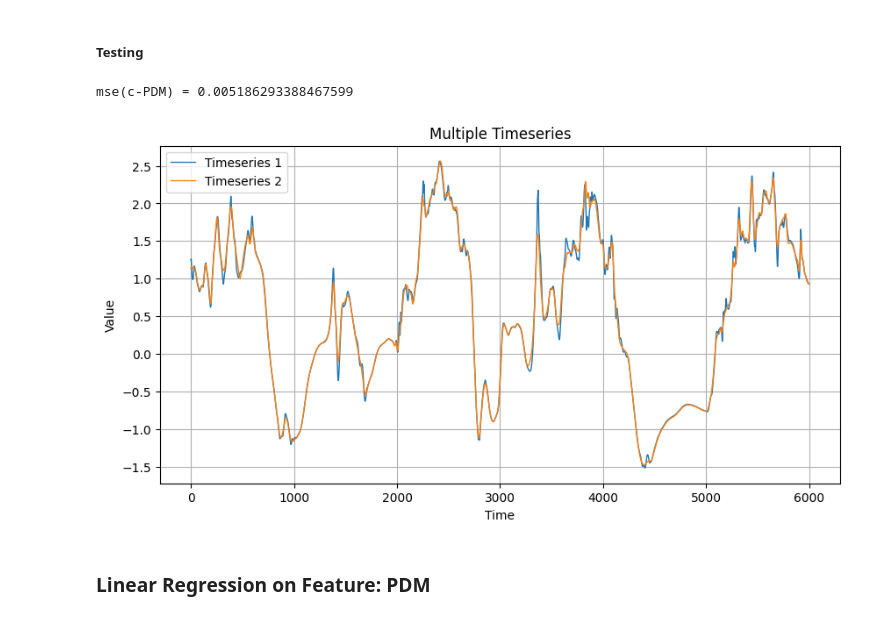
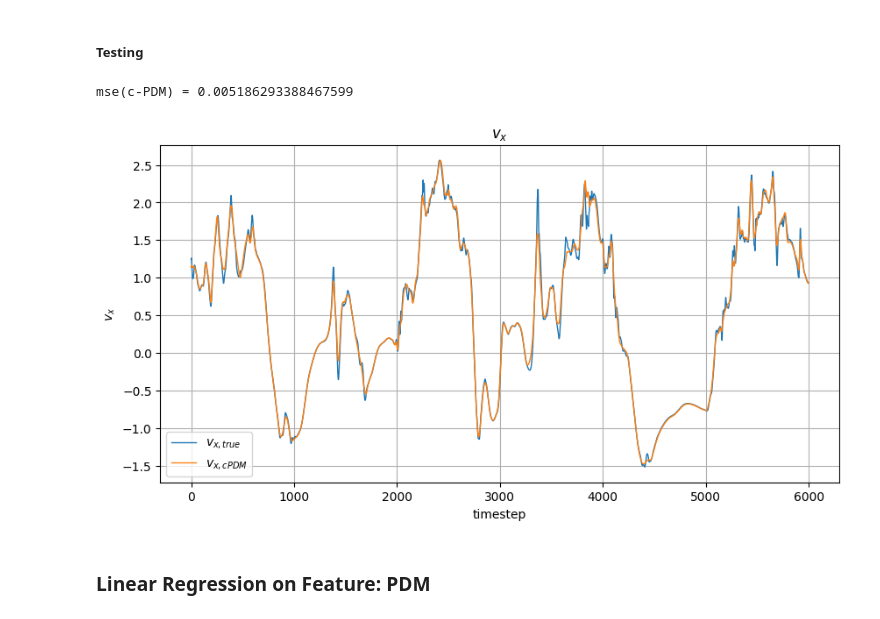
Before and after one commit to MichaelSkowronek/potential_probe_velocity_measuring, a Jupyter notebook: notebooks/yz_slice/feature_pdm_pointwise.ipynb, the cells around one changed output. Saved outputs shown, nothing was run; the diff lists cells and outputs as text; code cells hidden in the pictures.

```diff
--- a/notebooks/yz_slice/feature_pdm_pointwise.ipynb
+++ b/notebooks/yz_slice/feature_pdm_pointwise.ipynb
@@ -434,27 +457,34 @@ c =  1 / model.coef_[0, 0]
 # %%
 v_x_pdm_test = pdm_approximated_velocity(
     former_point=phi_y_1_test,
     latter_point=phi_y_2_test,
     delta_l=delta_y,
     B=B_z,
-    )
+)
 v_x_pdm_test = ss_y_true.transform(
     v_x_pdm_test,
     copy=False,
-    )
+)
 y_pred_c_pdm_test = v_x_pdm_test / c
 mse_c_pdm = mean_squared_error(y_true_test, y_pred_c_pdm_test)
 mses['c-PDM'] = mse_c_pdm
 print(f"mse(c-PDM) = {mse_c_pdm}")
 plot_timeseries(
     data_list=[
         y_true_test,
         y_pred_c_pdm_test,
-        ],
-    )
+    ],
+    labels=[
+        "$v_{x, true}$",
+        "$v_{x, cPDM}$",
+    ],
+    title="$v_x$",
+    xlabel="timestep",
+    ylabel="$v_x$",
+)
 # %% [output]
 mse(c-PDM) = 0.005186293388467599
-[figure, old version]
+[figure, new version]
 # %% [markdown]
 ### Linear Regression on Feature: PDM
 # %% [markdown]
```
Also changed, not shown: parts of 8 cells of this notebook, 5 other files.
